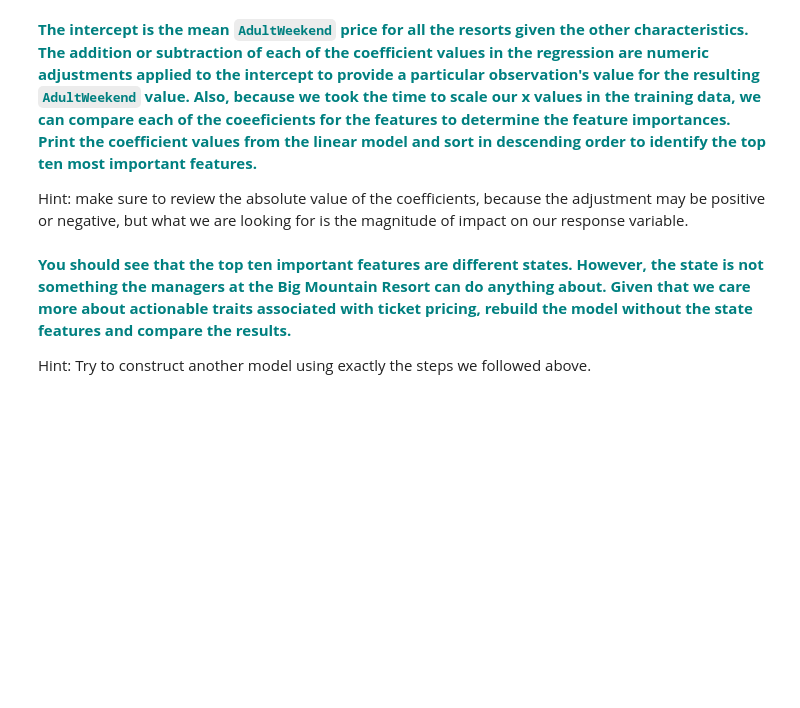
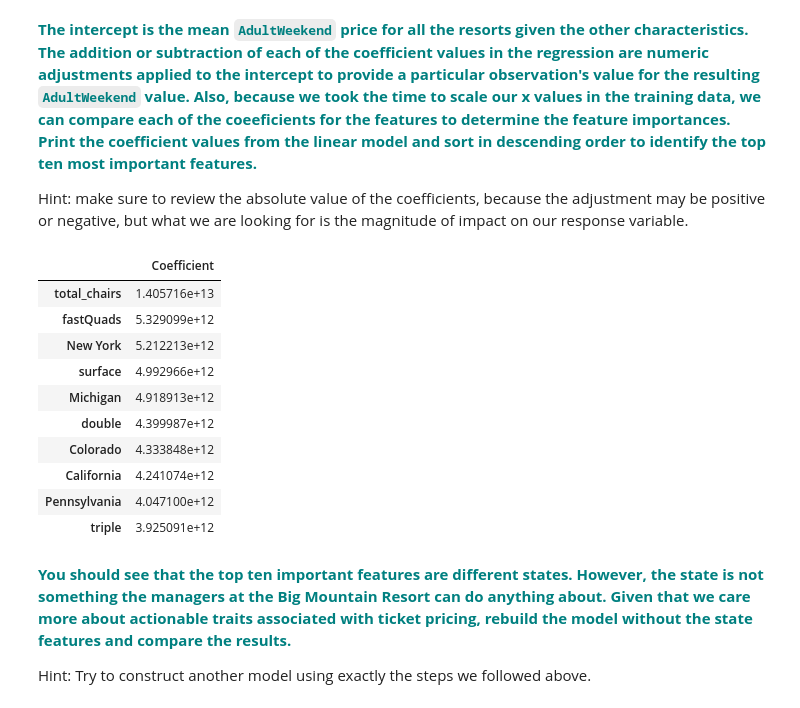
Before and after one commit to dj-m/GuidedCapstone, a Jupyter notebook: Pp_TDD/Notebook_stepfour.ipynb, the cells around one changed output. Saved outputs shown, nothing was run; the diff lists cells and outputs as text; code cells hidden in the pictures; blank space fills up the shorter version.

```diff
--- a/Pp_TDD/GuidedCapstoneStep4 and step5HL.ipynb
+++ b/Pp_TDD/Notebook_stepfour.ipynb
@@ -104,7 +103,7 @@ y = y.ravel()
 
 # Call the train_test_split() function with the first two parameters set to X_scaled and y
 # Declare four variables, X_train, X_test, y_train and y_test separated by commas
-X_train, X_test, y_train, y = train_test_split(X_scaled, y, test_size=0.25, random_state=1)
+X_train, X_test, y_train, y_test = train_test_split(X_scaled, y, test_size=0.25, random_state=1)
 # %% [markdown]
 Here we start the actual modeling work. First let's fit a multiple linear regression model to predict the `AdultWeekend` price.
 # %% [markdown]
@@ -170,7 +182,20 @@ Hint: our linear regression model `lm` has an attribute `intercept_` for the int
 Hint: make sure to review the absolute value of the coefficients, because the adjustment may be positive or negative, but what we are looking for is the magnitude of impact on our response variable.
 # %%
 # You might want to make a pandas DataFrame displaying the coefficients for each state like so:
-# pd.DataFrame(abs(lm.coef_), X.columns, columns=['Coefficient'])
+co_df = pd.DataFrame(abs(lm.coef_), X.columns, columns=['Coefficient'])
+co_df.sort_values(by=['Coefficient'], ascending=False).head(10)
+# %% [output]
+|  | Coefficient |
+| total_chairs | 1.405716e+13 |
+| fastQuads | 5.329099e+12 |
+| New York | 5.212213e+12 |
+| surface | 4.992966e+12 |
+| Michigan | 4.918913e+12 |
+| double | 4.399987e+12 |
+| Colorado | 4.333848e+12 |
+| California | 4.241074e+12 |
+| Pennsylvania | 4.047100e+12 |
+| triple | 3.925091e+12 |
 # %% [markdown]
 **<font color='teal'>You should see that the top ten important features are different states. However, the state is not something the managers at the Big Mountain Resort can do anything about. Given that we care more about actionable traits associated with ticket pricing, rebuild the model without the state features and compare the results. </font>**
 
```
Also changed, not shown: parts of 13 cells of this notebook.
